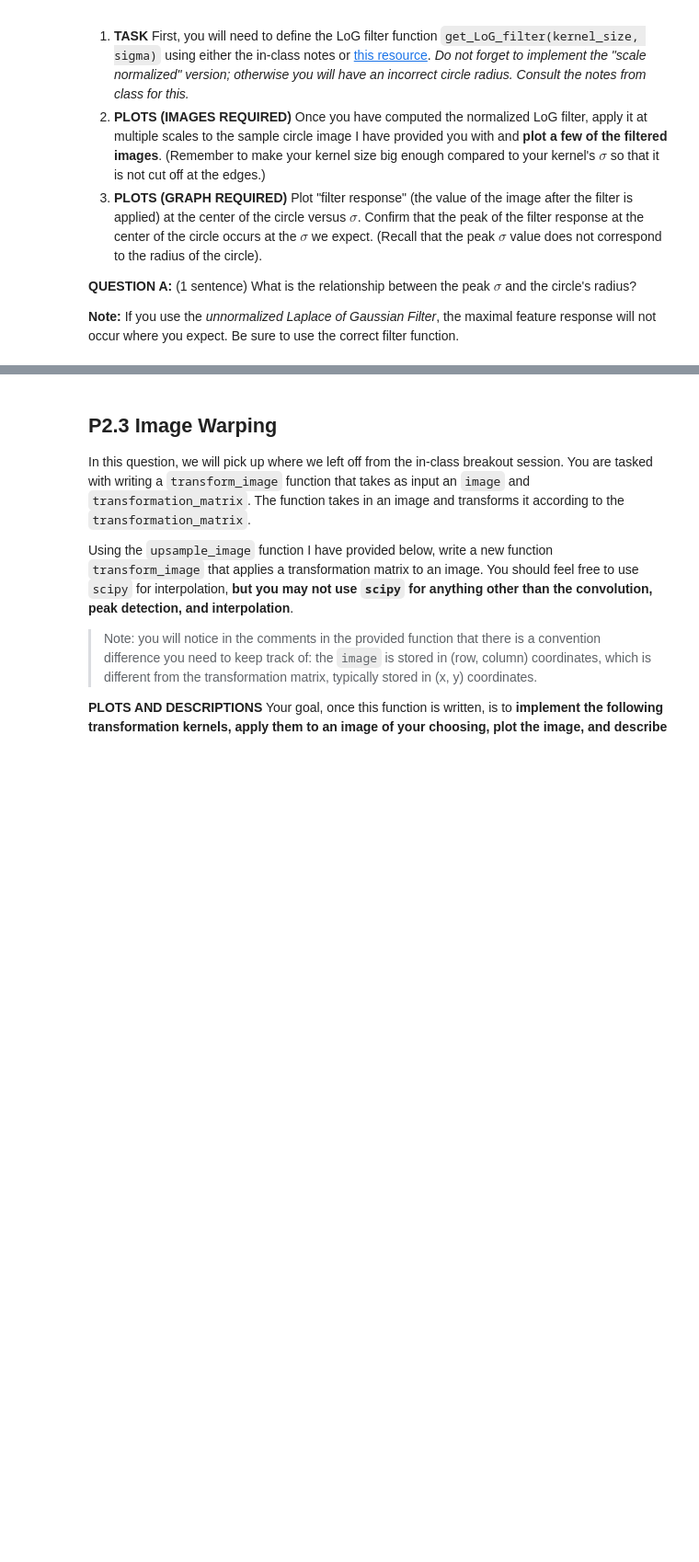
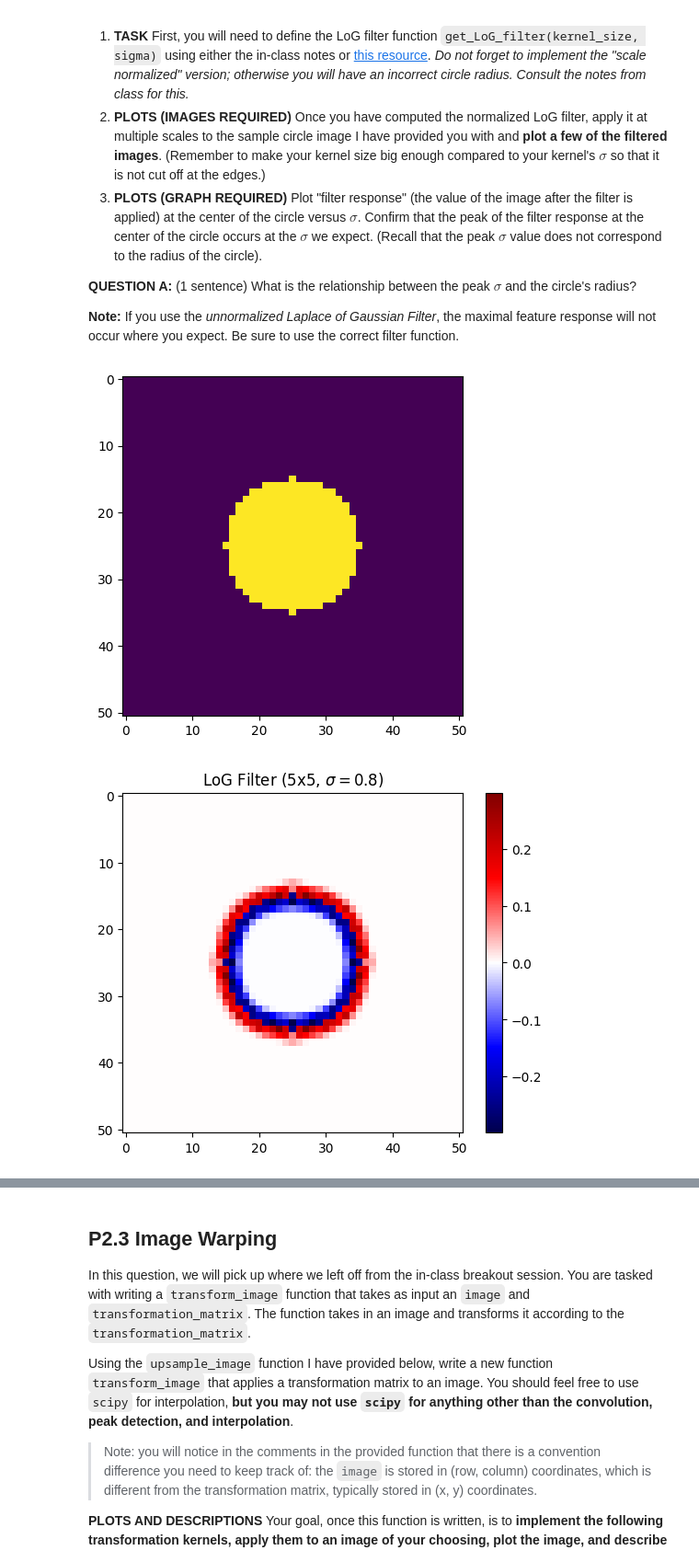
Before and after one commit to Archangel4148/CS5404, a Jupyter notebook: P2_features_scale_warping/P2.Features_Scale_Warping.ipynb, the cells around one changed output, grey strips where cells are left out. Shown at 92% size. Saved outputs shown, nothing was run; the diff lists cells and outputs as text; code cells hidden in the pictures; blank space fills up the shorter version.

```diff
--- a/P2_features_scale_warping/P2.Features_Scale_Warping.ipynb
+++ b/P2_features_scale_warping/P2.Features_Scale_Warping.ipynb
@@ -320,31 +320,86 @@ What is the relationship between the peak $\sigma$ and the circle's radius?
 # %%
 import matplotlib.pyplot as plt
 import numpy as np
 import scipy.signal
 
 def get_circ_image(image_size, radius):
     """Create an image of width `image_size` with a circle
     of radius `radius` in its center."""
     assert(image_size % 2 == 1)
     h = (image_size + 1)//2
     d = np.arange(h)
     d = np.concatenate((d[::-1], d[1:]))
     d = d[:, np.newaxis]
     d_sq = d**2 + d.T ** 2
     # Threshold by squared radius
     d_sq = (d_sq <= radius**2).astype(float)
     return d_sq
 
+
+def get_LoG_value(x: int, y: int, sigma: float) -> float:
+    """Get the value of the scale-normalized LoG at position (x, y) with Gaussian scale sigma
+    (Formula pulled from lecture notes"""
+    a = 1 / (np.pi * (sigma ** 2))
+    b = (x**2 + y**2) / (2*(sigma ** 2))
+
+    return -a * (1 - b) * np.exp(-b)
+
+
 def get_LoG_filter(kernel_size, sigma):
-    raise NotImplementedError("Your task is to implement the LoG filter.")
+    """Build a normalized {kernel_size}x{kernel_size} Laplacian-of-Gaussian
+    filter with the provided sigma value"""
+    # Start with a blank kernel
+    LoG = np.zeros((kernel_size, kernel_size))
+
+    # Loop through all coordinates
+    # Example: size = 5, k = [-2, -1, 0, 1, 2]
+    k = (kernel_size - 1) // 2
+    for x in range(-k, k+1):
+        for y in range(-k, k+1):
+            LoG[x+k][y+k] = get_LoG_value(x, y, sigma)
+
+    # Normalize so it sums to zero
+    LoG -= LoG.mean()
+    return LoG
 
 def apply_filter(signal, filt):
     """Apply a filter to an image; wrapper around scipy."""
     return scipy.signal.convolve2d(signal, filt, mode='same')
 
+# Show the original circle image
 im_half_size = 25
 fig = plt.figure()
 circ_img = get_circ_image(2 * im_half_size + 1, radius=10)
 plt.imshow(circ_img)
+plt.show()
 
-None
+# Show the Laplacian-of-Gaussian results for different sizes
+log_params = [(5, 0.8), (9, 1.4), (15, 3.0), (30, 6.0)]
+for (size, sigma) in log_params:
+    log_img = apply_filter(circ_img, get_LoG_filter(size, sigma))
+    bound = np.max(np.abs(log_img))
+    plt.title(f"LoG Filter ({size}x{size}, $\\sigma={sigma}$)")
+    plt.imshow(log_img, cmap="seismic", vmax=bound, vmin=-bound)
+    plt.colorbar()
+    plt.show()
+
+# Calculate the LoG for many different sigma values to find the peak sigma (then plot)
+sigmas_to_test = np.linspace(0.5, 20, 1000)
+responses = np.array([])
+for s in sigmas_to_test:
+    size = int(np.ceil(8 * s)) | 1  # At least 6 * sigma, always odd
+    log_img = apply_filter(circ_img, get_LoG_filter(size, s))
+    center_value = log_img[circ_img.shape[0] // 2, circ_img.shape[1] // 2]
+    responses = np.append(responses, center_value)
+
+plt.plot(sigmas_to_test, responses)
+max_idx = np.abs(responses).argmax()
+plt.scatter(sigmas_to_test[max_idx], responses[max_idx], color="red", zorder=5, label=f"Peak response (σ={sigmas_to_test[max_idx]:.2f})")
+plt.legend()
+plt.xlabel(r"$\sigma$")
+plt.ylabel("Filter response at circle center")
+plt.title("LoG σ  vs. center response")
+plt.show()
+# %% [output]
+[figure, added]
+[figure, added]
```
Also changed, not shown: parts of 1 cell of this notebook.
